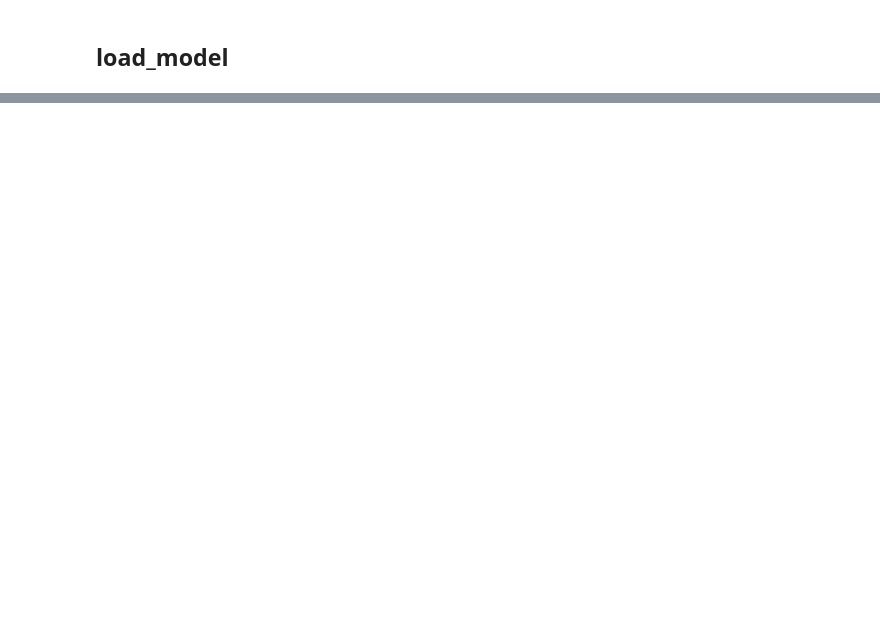
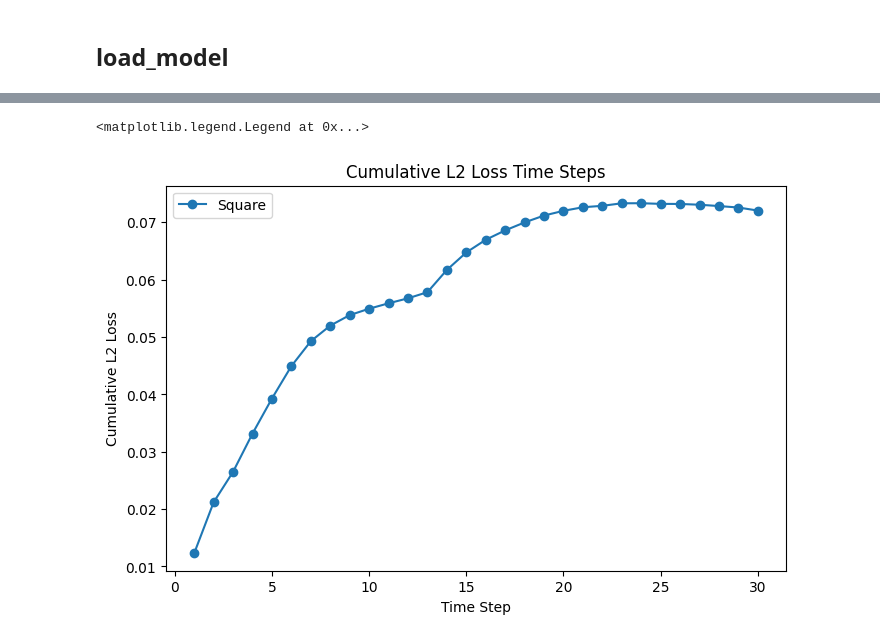
Before and after one commit to liangaomng/pof-for-dam, a Jupyter notebook: test.ipynb, the cells around one changed output, grey strips where cells are left out. Cells and saved outputs as stored; diff of their text form; code cells hidden in the pictures; blank space fills up the shorter version.

```diff
--- a/test.ipynb
+++ b/test.ipynb
@@ -43,0 +102,26 @@ tensor(0.0770, grad_fn=<DivBackward0>)
+# %%
+# 计算逐时间步的累计误差
+import torch
+import matplotlib.pyplot as plt
+time_steps =30
+# 初始化累积误差列表
+cumulative_l2_squ = []
+for t in range(time_steps):
+    # 当前时间步的预测和真实值
+    step_loss = relative_l2_loss(square_out[:, t, :, :], square_data[:, t + 1, :, :])
+    if t == 0:
+        cumulative_loss = step_loss
+    else:
+        cumulative_loss = (cumulative_loss * t + step_loss) / (t + 1)
+    cumulative_l2_squ.append(cumulative_loss.item())
+
+# 绘制折线图
+plt.figure(figsize=(8, 5))
+plt.plot(range(1, time_steps + 1), cumulative_l2_squ, marker='o', linestyle='-',label="Square")
+plt.xlabel('Time Step')
+plt.ylabel('Cumulative L2 Loss')
+plt.title('Cumulative L2 Loss Time Steps')
+plt.legend()
+# %% [output]
+<matplotlib.legend.Legend at 0x...>
+[figure, added]
```
Also changed, not shown: parts of 11 cells of this notebook, 1 other file.
